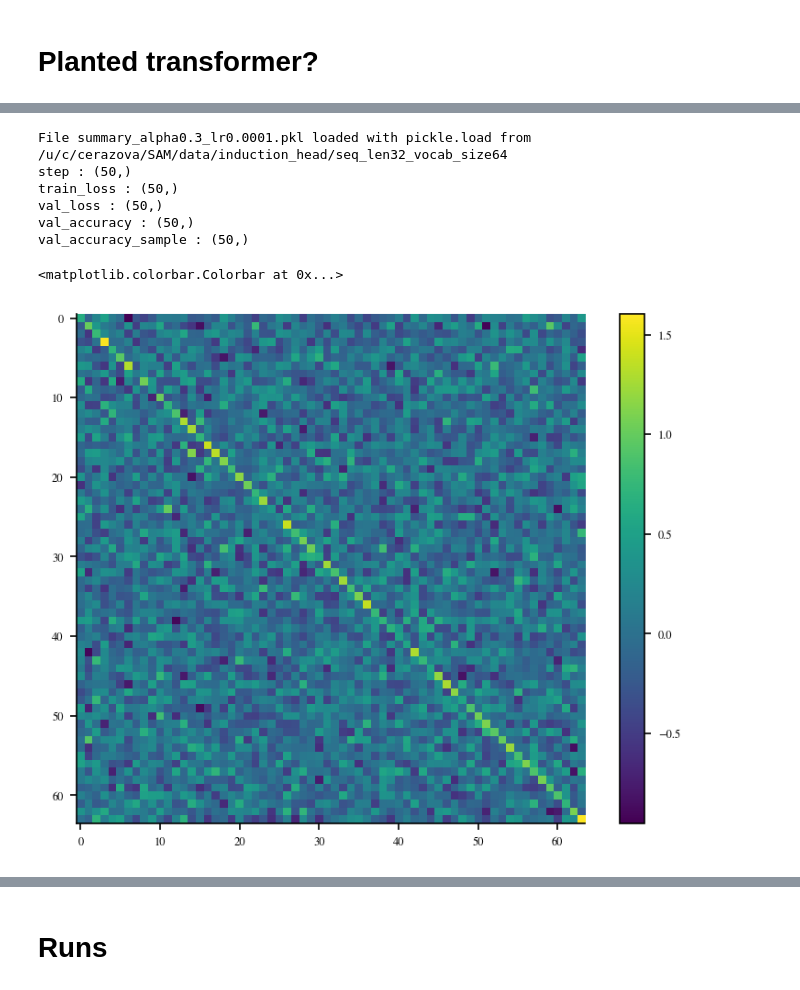
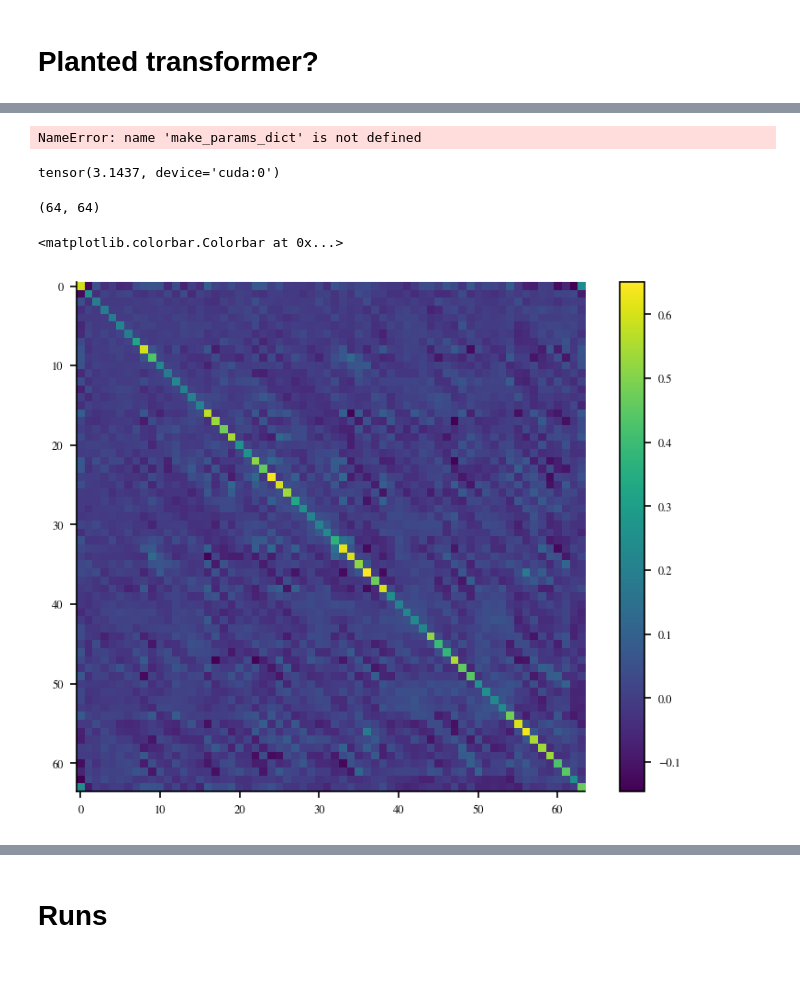
Before and after one commit to CristopherErazo/SAM, a Jupyter notebook: notebooks/26_02_03_Copying_Task.ipynb, the cells around one changed output, grey strips where cells are left out. Cells and saved outputs as stored; diff of their text form; code cells hidden in the pictures.

Commit message:
optimal model and optimizers

```diff
--- a/notebooks/26_02_03_Copying_Task.ipynb
+++ b/notebooks/26_02_03_Copying_Task.ipynb
@@ -307,11 +270,11 @@ standard deviation of W: 0.9930871
 # %%
 # Parameters
-vocab_size = 64 # Vocabulary size
-seq_len = 32  # Sequence length
+vocab_size = 128 # Vocabulary size
+seq_len = 64  # Sequence length
 # batch_size = 16 # Batch size
 # dataset_size = 10000 # Dataset size
 # train_fraction = 0.8 # Fraction of data used for training
-alpha = 0.3  # Noise level for parameter initialization
+alpha = 0.5  # Interpolation parameter for initialization (0: planted, 1: random)
 
 lr = 0.0001 # Learning rate
 
@@ -327,23 +290,24 @@ for key in summary:
     print(f'{key} : {summary[key].shape}')
 
 
-# file_path , _, _ = make_data_paths('model', experiment_name= 'induction_head', params=params,ext='pt',base_dir='../data')
-# state_model = torch.load(file_path, map_location=device)
+file_path , _, _ = make_data_paths('model_fin', experiment_name= 'induction_head', params=params,ext='pt',base_dir='../data')
+state_model = torch.load(file_path)
 
-# for key in state_model.keys():
-#     print(key, state_model[key].shape if isinstance(state_model[key], torch.Tensor) else type(state_model[key]))
-# # print(state_model.keys())
+for key in state_model.keys():
+    print(key, state_model[key].shape if isinstance(state_model[key], torch.Tensor) else type(state_model[key]))
+# print(state_model.keys())
 # %% [output]
-File summary_alpha0.3_lr0.0001.pkl loaded with pickle.load from /u/c/cerazova/SAM/data/induction_head/seq_len32_vocab_size64
-step : (50,)
-train_loss : (50,)
-val_loss : (50,)
-val_accuracy : (50,)
-val_accuracy_sample : (50,)
+NameError: name 'make_params_dict' is not defined
+# %%
+print(state_model['beta_out'])
+# %% [output]
+tensor(3.1437, device='cuda:0')
 # %%
-W = state_model['embedding.weight'].cpu().numpy()
-plt.imshow(W, cmap='viridis')
+W = state_model['positions.weight'].cpu().numpy()#[:,vocab_size-1:]
+print(W.shape)
+plt.imshow(W@W.T, cmap='viridis')
 plt.colorbar()
 # %% [output]
-<matplotlib.colorbar.Colorbar at 0x...>
+(64, 64)
+<matplotlib.colorbar.Colorbar at 0x...>
-[figure, old version]
+[figure, new version]
```
Also changed, not shown: parts of 3 cells of this notebook, 19 other files.
